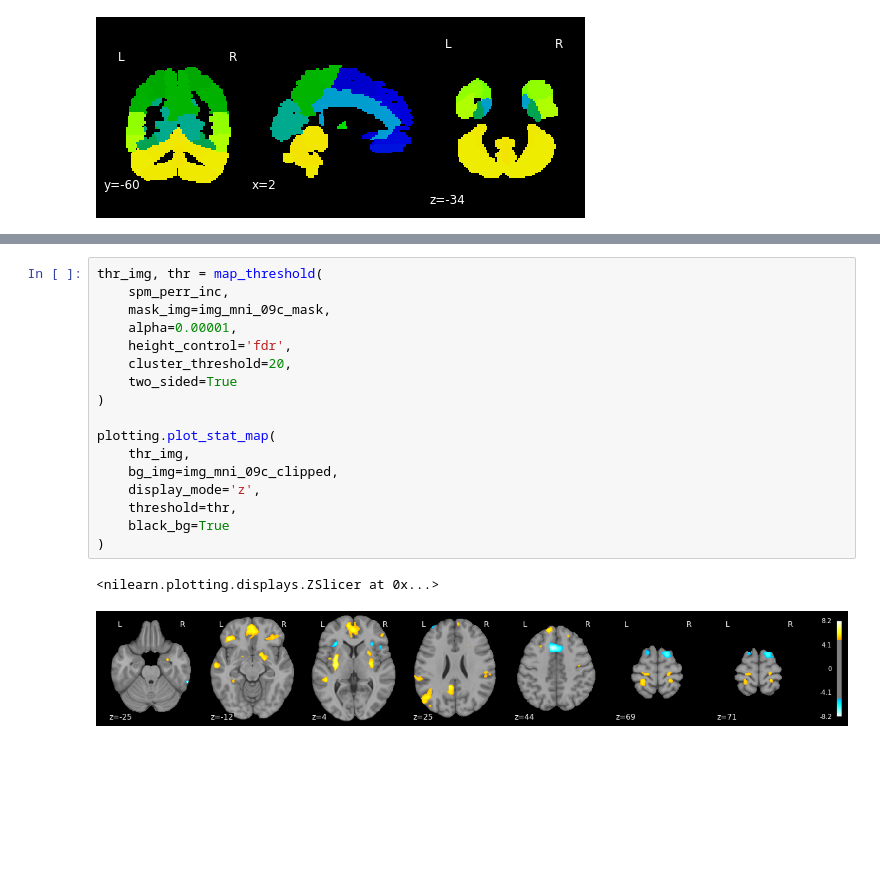
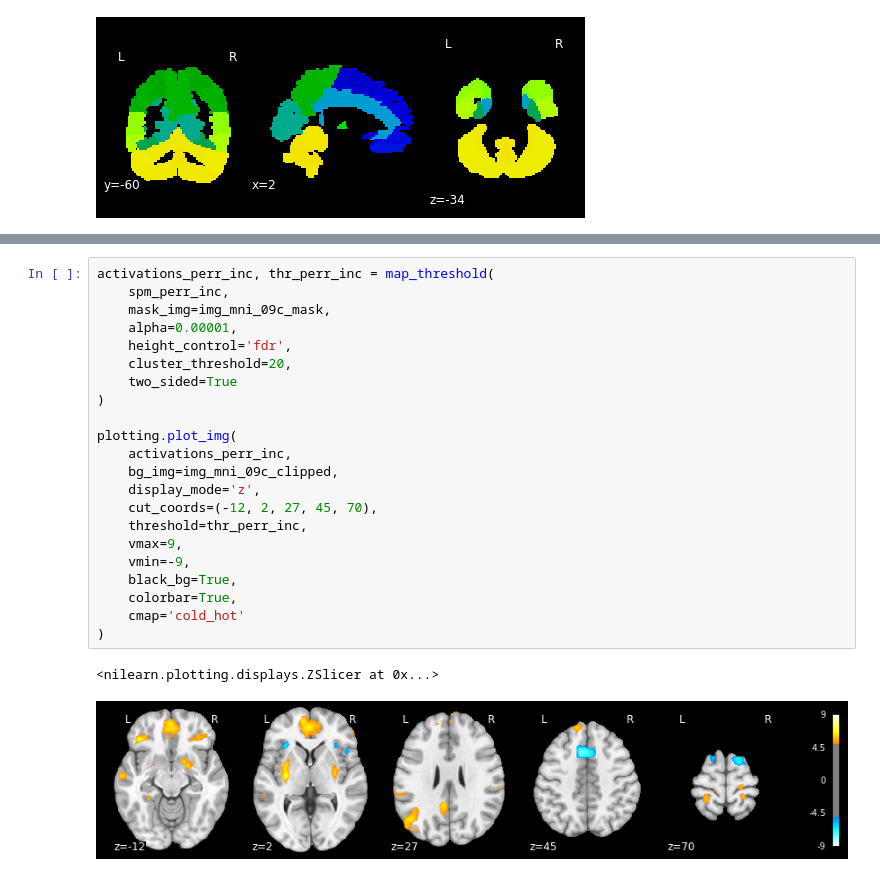
Before and after one commit to kbonna/decidenet, a Jupyter notebook: activation_analysis/dn_aa_04_results_reporting.ipynb, the cells around one changed output, grey strips where cells are left out. Drawn from its saved outputs; the diff is of its cells as text; blank space fills up the shorter version.

Commit message:
prepared GLM figures for manuscipt, added Harvard-Oxford labelling for peaks

```diff
--- a/activation_analysis/dn_aa_04_results_reporting.ipynb
+++ b/activation_analysis/dn_aa_04_results_reporting.ipynb
@@ -162,21 +200,26 @@ plt.show()
 # %%
-thr_img, thr = map_threshold(
+activations_perr_inc, thr_perr_inc = map_threshold(
     spm_perr_inc,
     mask_img=img_mni_09c_mask,
     alpha=0.00001,
     height_control='fdr',
     cluster_threshold=20,
     two_sided=True
 )
 
-plotting.plot_stat_map(
-    thr_img,
+plotting.plot_img(
+    activations_perr_inc,
     bg_img=img_mni_09c_clipped,
     display_mode='z',
-    threshold=thr,
-    black_bg=True
+    cut_coords=(-12, 2, 27, 45, 70),
+    threshold=thr_perr_inc,
+    vmax=9,
+    vmin=-9,
+    black_bg=True,
+    colorbar=True,
+    cmap='cold_hot'
 )
 # %% [output]
 <nilearn.plotting.displays.ZSlicer at 0x...>
-[figure, old version]
+[figure, new version]
 # %%
```
Also changed, not shown: parts of 13 cells of this notebook.
